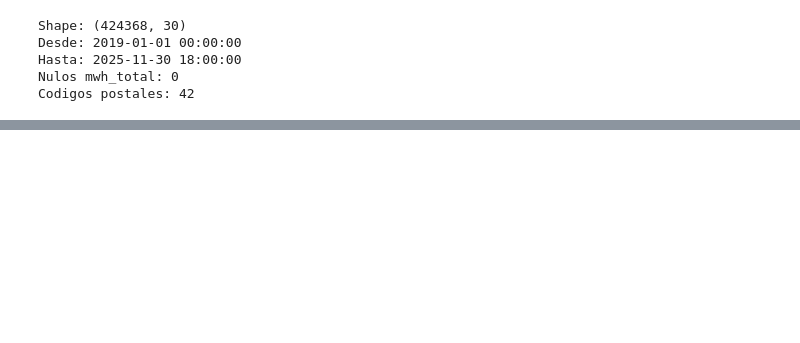
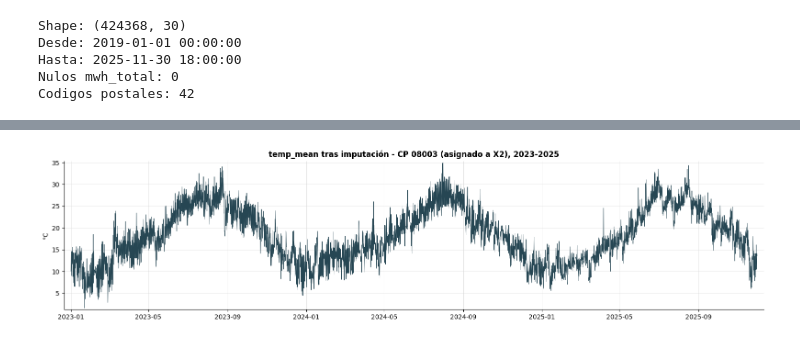
Before and after one commit to sebasposcor-del/TFM, a Jupyter notebook: notebooks/04_feature_engineering.ipynb, the cells around one changed output, grey strips where cells are left out. Cells and saved outputs as stored; diff of their text form; code cells hidden in the pictures; blank space fills up the shorter version.

```diff
--- a/notebooks/04_feature_engineering.ipynb
+++ b/notebooks/04_feature_engineering.ipynb
@@ -75,3 +74,31 @@ from pymongo import MongoClient
+# %%
+import polars as pl
+import matplotlib.pyplot as plt
+import numpy as np
+import pandas as pd
+from scipy.stats import spearmanr
+from pymongo import MongoClient
+import time
+
+plt.rcParams['axes.grid'] = True
+plt.rcParams['grid.color'] = '#D3D3D3'
+plt.rcParams['grid.linewidth'] = 0.4
+plt.rcParams['axes.spines.top'] = False
+plt.rcParams['axes.spines.right'] = False
+plt.rcParams['axes.xmargin'] = 0.01
+plt.rcParams['axes.ymargin'] = 0.01
+
+# Paleta de color
+C1 = '#264653'    # azul oscuro
+C2 = '#2A9D8F'    # verde azulado
+C3 = '#E9C46A'    # amarillo dorado
+C4 = '#F4A261'    # naranja
+C5 = '#E76F51'    # rojo-naranja
+C6 = '#A8DADC'    # azul claro
+TITULO    = '#1B3A5C'  # azul marino - titulos de seccion
+SUBTITULO = '#C0392B'  # rojo oscuro - subtitulos
+
+start_time = time.time()
 # %%
 client = MongoClient('mongodb://mongo:27017/')
 db     = client['tfm_energy']
@@ -92,0 +329,16 @@ Codigos postales: 42
+# %%
+# Continuidad de la serie imputada en un CP asignado a X2
+cp_x2 = df.filter(pl.col('codi_estacio') == 'X2')['cod_postal'].unique().sort()[0]
+
+serie = (
+    df.filter((pl.col('cod_postal') == cp_x2) & (pl.col('anio') >= 2023))
+    .sort('datetime').select(['datetime', 'temp_mean'])
+)
+
+fig, ax = plt.subplots(figsize=(16, 4))
+ax.plot(serie['datetime'].to_numpy(), serie['temp_mean'].to_numpy(), color=C1, linewidth=0.6)
+ax.set_title(f'temp_mean tras imputación - CP {cp_x2} (asignado a X2), 2023-2025', fontweight='bold')
+ax.set_ylabel('°C')
+plt.tight_layout(); plt.show()
+# %% [output]
+[figure, added]
```
Also changed, not shown: parts of 35 cells of this notebook, 3 other files.
